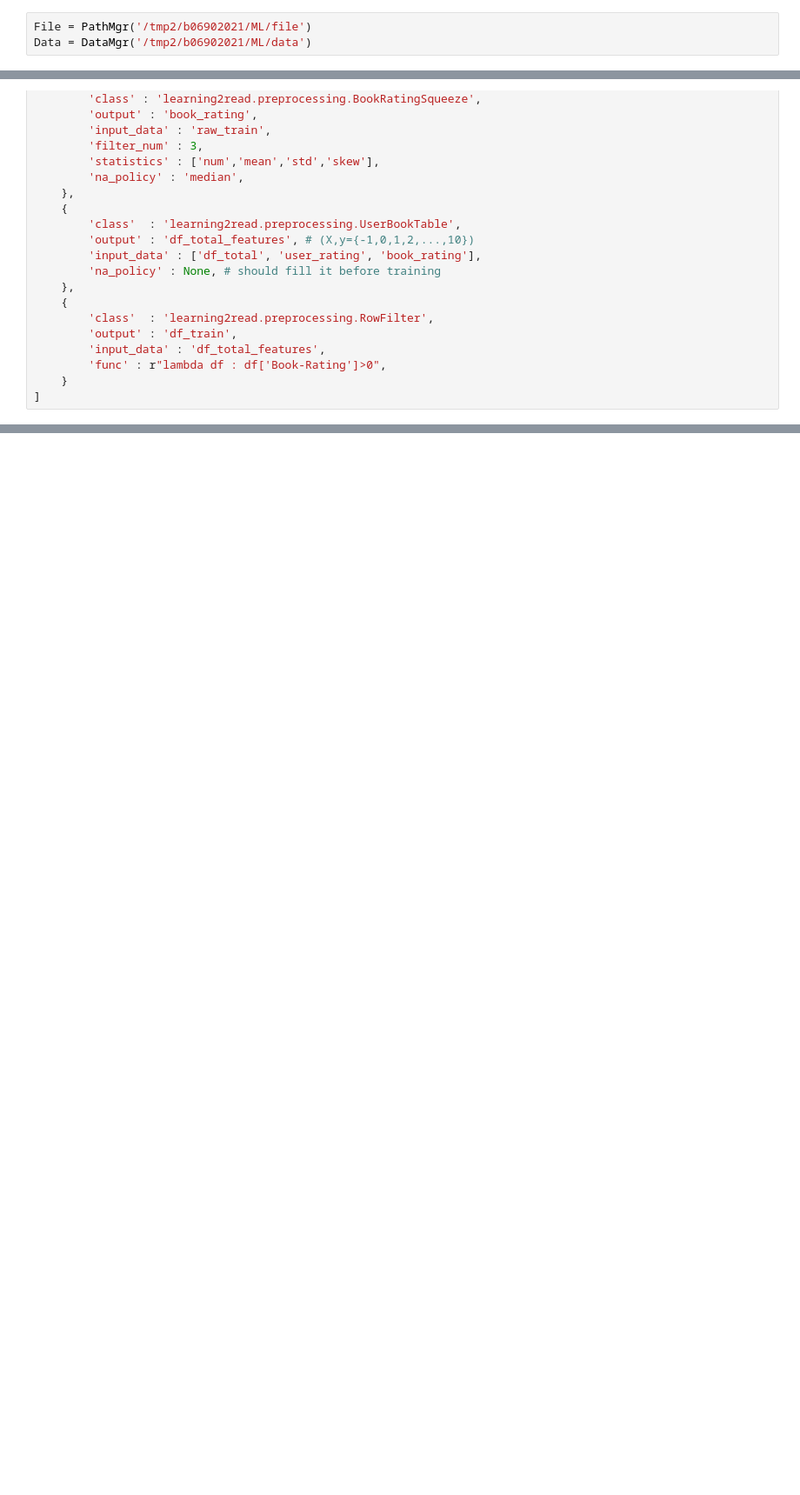
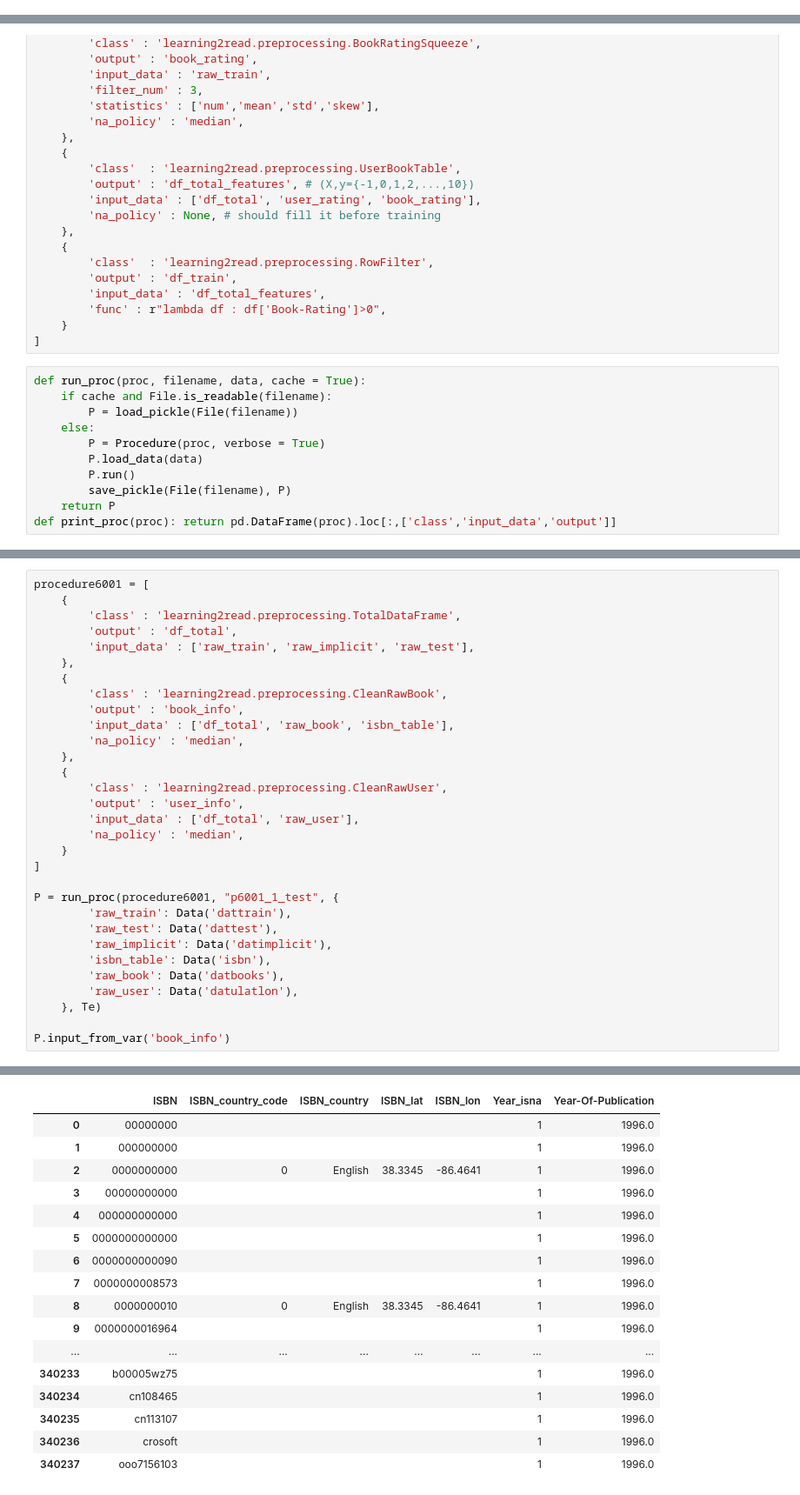
Before and after one commit to DixonCider/learning2read, a Jupyter notebook: report/6001-Init.ipynb, the cells around one changed output, grey strips where cells are left out. Shown at 87% size. Saved outputs shown, nothing was run; the diff lists cells and outputs as text; blank space fills up the shorter version.

```diff
--- a/report/6001-Init.ipynb
+++ b/report/6001-Init.ipynb
@@ -7,6 +11,3 @@ learning2read.reload_all()
-# %%
-File = PathMgr('/tmp2/b06902021/ML/file')
-Data = DataMgr('/tmp2/b06902021/ML/data')
 # %%
 Data("users").shape, Data("isbn").shape
 # %% [output]
@@ -65,6 +48,17 @@ procedure6001 = [
         'func' : r"lambda df : df['Book-Rating']>0",
     }
 ]
+# %%
+def run_proc(proc, filename, data, cache = True):
+    if cache and File.is_readable(filename):
+        P = load_pickle(File(filename))
+    else:
+        P = Procedure(proc, verbose = True)
+        P.load_data(data)
+        P.run()
+        save_pickle(File(filename), P)
+    return P
+def print_proc(proc): return pd.DataFrame(proc).loc[:,['class','input_data','output']]
 # %%
 pd.DataFrame(procedure6001).loc[:,['class','input_data','output']]
 # %% [output]
@@ -106,0 +71,32 @@ P.input_from_var('df_train').sample(10)
+# %%
+procedure6001 = [
+    {
+        'class' : 'learning2read.preprocessing.TotalDataFrame',
+        'output' : 'df_total',
+        'input_data' : ['raw_train', 'raw_implicit', 'raw_test'],
+    },
+    {
+        'class' : 'learning2read.preprocessing.CleanRawBook',
+        'output' : 'book_info',
+        'input_data' : ['df_total', 'raw_book', 'isbn_table'],
+        'na_policy' : 'median',
+    },
+    {
+        'class' : 'learning2read.preprocessing.CleanRawUser',
+        'output' : 'user_info',
+        'input_data' : ['df_total', 'raw_user'],
+        'na_policy' : 'median',
+    }
+]
+
+P = run_proc(procedure6001, "p6001_1_test", {
+        'raw_train': Data('dattrain'),
+        'raw_test': Data('dattest'),
+        'raw_implicit': Data('datimplicit'),
+        'isbn_table': Data('isbn'),
+        'raw_book': Data('datbooks'),
+        'raw_user': Data('datulatlon'),
+    }, Te)
+
+P.input_from_var('book_info')
+# %% [output]
@@ -106,0 +106,17 @@ P.input_from_var('df_train').sample(10)
+|  | ISBN | ISBN_country_code | ISBN_country | ISBN_lat | ISBN_lon | Year_isna | Year-Of-Publication |
+| 0 | 00000000 |  |  |  |  | 1 | 1996.0 |
+| 1 | 000000000 |  |  |  |  | 1 | 1996.0 |
+| 2 | 0000000000 | 0 | English | 38.3345 | -86.4641 | 1 | 1996.0 |
+| 3 | 00000000000 |  |  |  |  | 1 | 1996.0 |
+| 4 | 000000000000 |  |  |  |  | 1 | 1996.0 |
+| 5 | 0000000000000 |  |  |  |  | 1 | 1996.0 |
+| 6 | 0000000000090 |  |  |  |  | 1 | 1996.0 |
+| 7 | 0000000008573 |  |  |  |  | 1 | 1996.0 |
+| 8 | 0000000010 | 0 | English | 38.3345 | -86.4641 | 1 | 1996.0 |
+| 9 | 0000000016964 |  |  |  |  | 1 | 1996.0 |
+| ... | ... | ... | ... | ... | ... | ... | ... |
+| 340233 | b00005wz75 |  |  |  |  | 1 | 1996.0 |
+| 340234 | cn108465 |  |  |  |  | 1 | 1996.0 |
+| 340235 | cn113107 |  |  |  |  | 1 | 1996.0 |
+| 340236 | crosoft |  |  |  |  | 1 | 1996.0 |
+| 340237 | ooo7156103 |  |  |  |  | 1 | 1996.0 |
```
Also changed, not shown: parts of 6 cells of this notebook, 4 other files.
